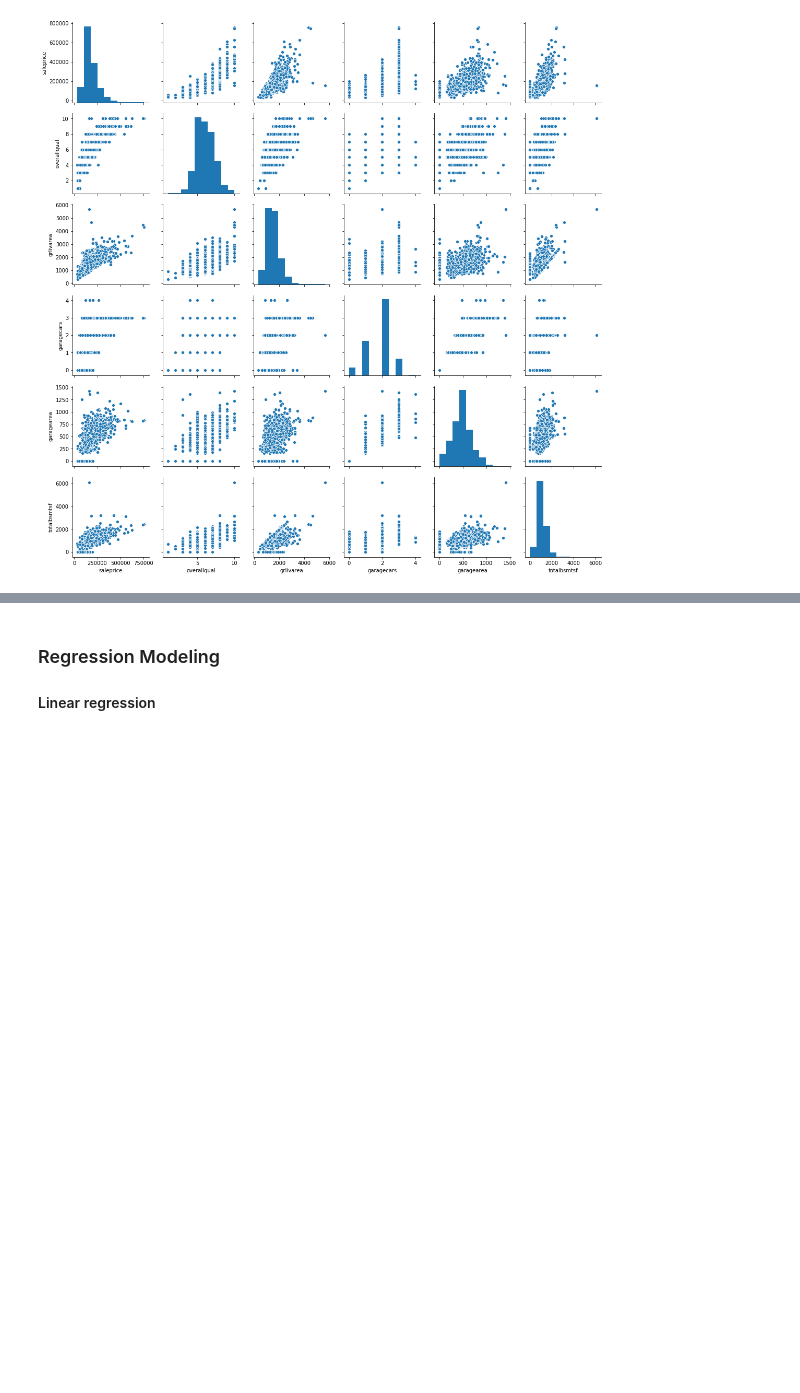
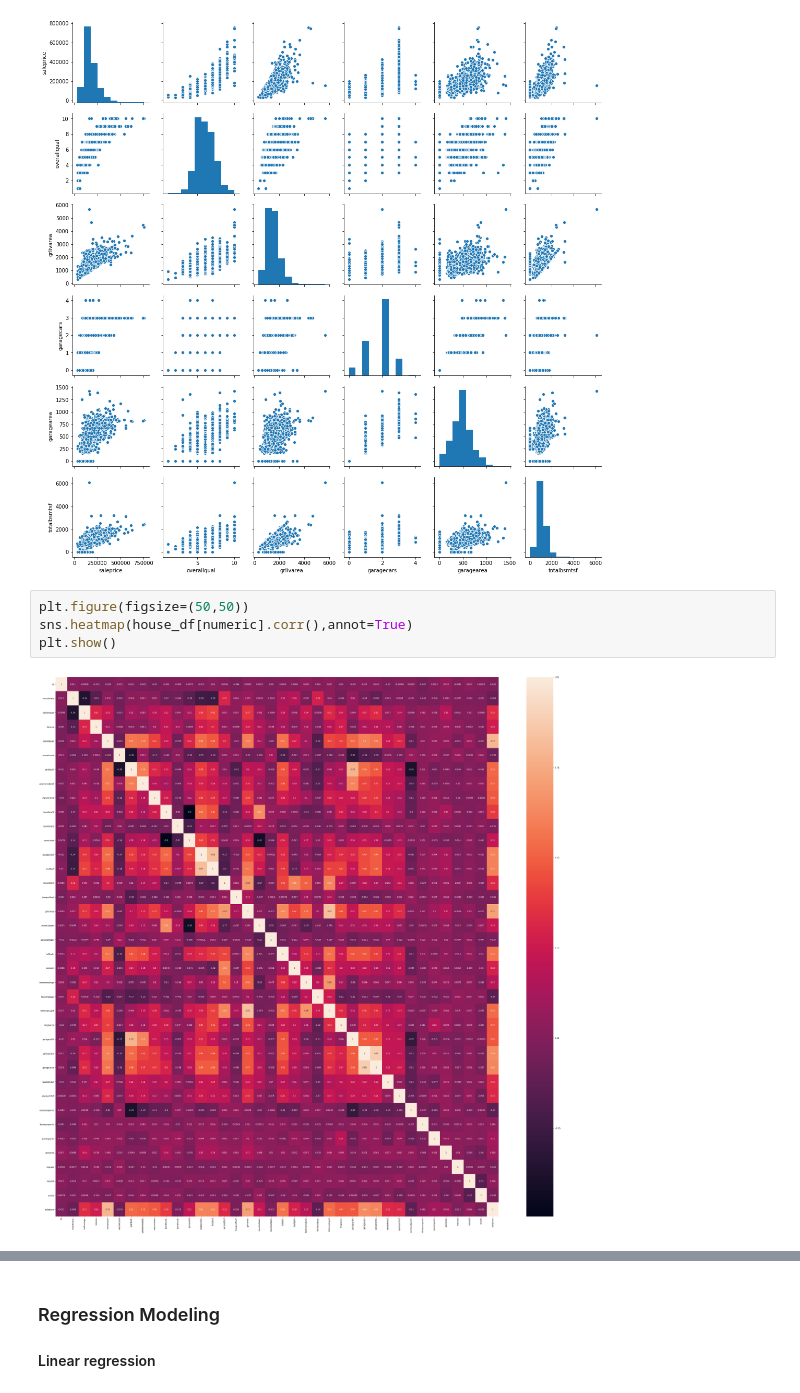
Before and after one commit to arashahmadi13/Thinkful, a Jupyter notebook: Regression Challenge.ipynb, the cells around one changed output, grey strips where cells are left out. Cells and saved outputs as stored; diff of their text form; blank space fills up the shorter version.

```diff
--- a/Regression Challenge.ipynb
+++ b/Regression Challenge.ipynb
@@ -221,3 +287,9 @@ sns.pairplot(house_df[columns])
 # %% [output]
 <seaborn.axisgrid.PairGrid at 0x...>
 [figure]
+# %%
+plt.figure(figsize=(50,50))
+sns.heatmap(house_df[numeric].corr(),annot=True)
+plt.show()
+# %% [output]
+[figure, added]
```
Also changed, not shown: parts of 39 cells of this notebook.
